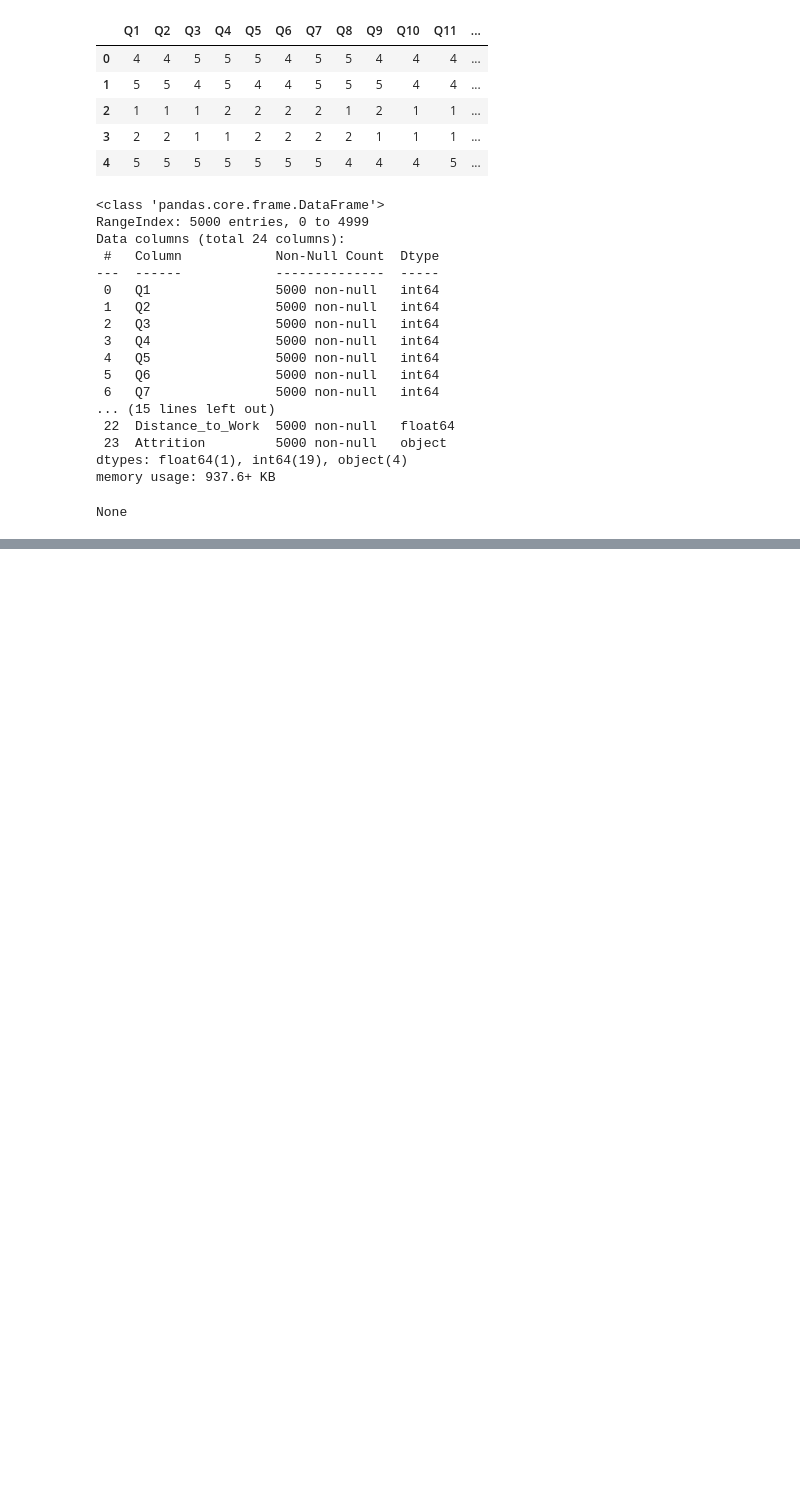
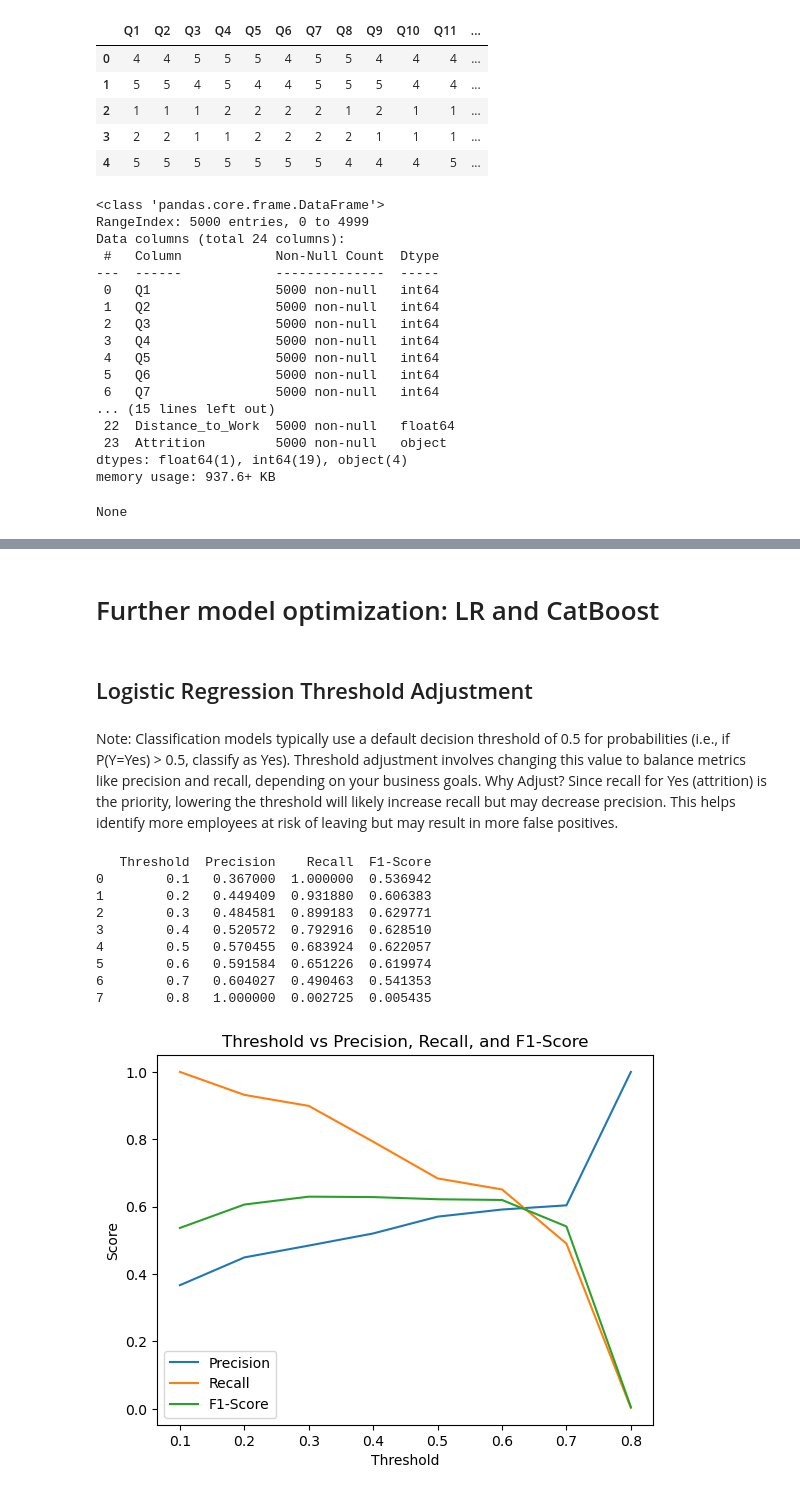
Before and after one commit to Alexander-Peca/employee_attrition_Dec24, a Jupyter notebook: notebooks/exploration/3_modeling1.ipynb, the cells around one changed output, grey strips where cells are left out. Cells and saved outputs as stored; diff of their text form; code cells hidden in the pictures; blank space fills up the shorter version.

```diff
--- a/notebooks/exploration/3_modeling1.ipynb
+++ b/notebooks/exploration/3_modeling1.ipynb
@@ -53,0 +256,15 @@ None
+# %%
+# Train CatBoost
+catboost_model = CatBoostClassifier(iterations=500, depth=6, learning_rate=0.1, verbose=0, random_state=42)
+catboost_model.fit(X_train_balanced, y_train_balanced)
+
+# Evaluate CatBoost
+y_pred_catboost = catboost_model.predict(X_test_encoded)
+y_pred_prob_catboost = catboost_model.predict_proba(X_test_encoded)[:, 1]
+
+# Print Evaluation Metrics
+print("CatBoost Results:")
+print(classification_report(y_test, y_pred_catboost))
+print("Confusion Matrix:")
+print(confusion_matrix(y_test, y_pred_catboost))
+print("ROC-AUC Score:", roc_auc_score(y_test, y_pred_prob_catboost))
@@ -53,0 +696,64 @@ None
+# %% [markdown]
+# Further model optimization: LR and CatBoost
+# %% [markdown]
+## Logistic Regression Threshold Adjustment
+# %% [markdown]
+Note: Classification models typically use a default decision threshold of 0.5 for probabilities (i.e., if P(Y=Yes) > 0.5, classify as Yes).
+Threshold adjustment involves changing this value to balance metrics like precision and recall, depending on your business goals.
+Why Adjust? Since recall for Yes (attrition) is the priority, lowering the threshold will likely increase recall but may decrease precision.
+This helps identify more employees at risk of leaving but may result in more false positives.
+# %%
+# Ensure y_test is encoded
+
+le = LabelEncoder()
+y_test_encoded = le.fit_transform(y_test)  # 'No' -> 0, 'Yes' -> 1
+
+# Get predicted probabilities from the best Logistic Regression model
+y_pred_prob_lr = best_lr.predict_proba(X_test_encoded)[:, 1]
+
+# Define thresholds to evaluate
+thresholds = np.arange(0.1, 0.9, 0.1)
+results = []
+
+for threshold in thresholds:
+    # Adjust predictions based on the threshold
+    y_pred_adjusted = (y_pred_prob_lr >= threshold).astype(int)
+
+    # Compute metrics
+    precision = precision_score(y_test_encoded, y_pred_adjusted)
+    recall = recall_score(y_test_encoded, y_pred_adjusted)
+    f1 = f1_score(y_test_encoded, y_pred_adjusted)
+
+    results.append({
+        "Threshold": threshold,
+        "Precision": precision,
+        "Recall": recall,
+        "F1-Score": f1
+    })
+
+# Convert results to a DataFrame
+results_df = pd.DataFrame(results)
+
+# Print the results
+print(results_df)
+
+# Visualize Precision, Recall, and F1-Score
+plt.plot(results_df["Threshold"], results_df["Precision"], label="Precision")
+plt.plot(results_df["Threshold"], results_df["Recall"], label="Recall")
+plt.plot(results_df["Threshold"], results_df["F1-Score"], label="F1-Score")
+plt.xlabel("Threshold")
+plt.ylabel("Score")
+plt.title("Threshold vs Precision, Recall, and F1-Score")
+plt.legend()
+plt.show()
+# %% [output]
+   Threshold  Precision    Recall  F1-Score
+0        0.1   0.367000  1.000000  0.536942
+1        0.2   0.449409  0.931880  0.606383
+2        0.3   0.484581  0.899183  0.629771
+3        0.4   0.520572  0.792916  0.628510
+4        0.5   0.570455  0.683924  0.622057
+5        0.6   0.591584  0.651226  0.619974
+6        0.7   0.604027  0.490463  0.541353
+7        0.8   1.000000  0.002725  0.005435
+[figure, added]
```
Also changed, not shown: parts of 53 cells of this notebook, 9 other files.
